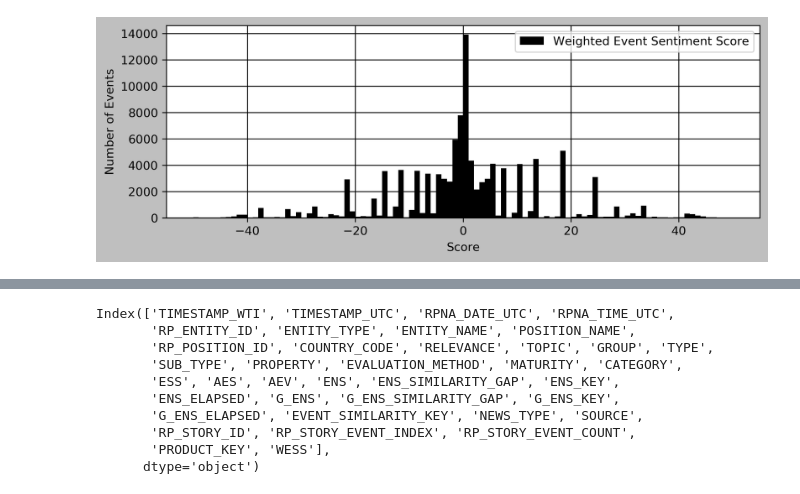
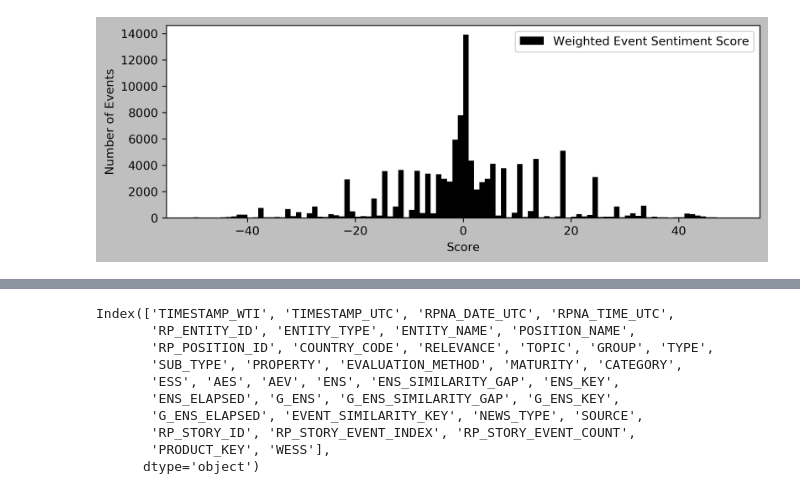
Before and after one commit to TianyuDu/ugthesis, a Jupyter notebook: eda/crude_oil_event_classification.ipynb, the cells around one changed output, grey strips where cells are left out. Drawn from its saved outputs; the diff is of its cells as text; code cells hidden in the pictures.

```diff
--- a/eda/crude_oil_event_classification.ipynb
+++ b/eda/crude_oil_event_classification.ipynb
@@ -16,7 +16,7 @@ plt.style.use("grayscale")
 
 plt.rcParams["figure.figsize"] = (9, 3)
 plt.rcParams["figure.dpi"] = 300
-plt.rcParams["axes.grid"] = True
+plt.rcParams["axes.grid"] = False
 
 import seaborn as sns
 
@@ -61,14 +90,13 @@ plt.show()
 # %%
-df.head()
 plt.hist(
     df["WESS"],
     label="Weighted Event Sentiment Score",
     bins=100
 )
 plt.xlabel("Score")
 plt.ylabel("Number of Events")
 plt.legend()
 plt.savefig(f"{fig_path}/hist_wess_all.png", dpi=300, bbox_inches="tight")
 plt.show()
 # %% [output]
-[figure, old version]
+[figure, new version]
```
Also changed, not shown: parts of 8 cells of this notebook, 2 other files.
